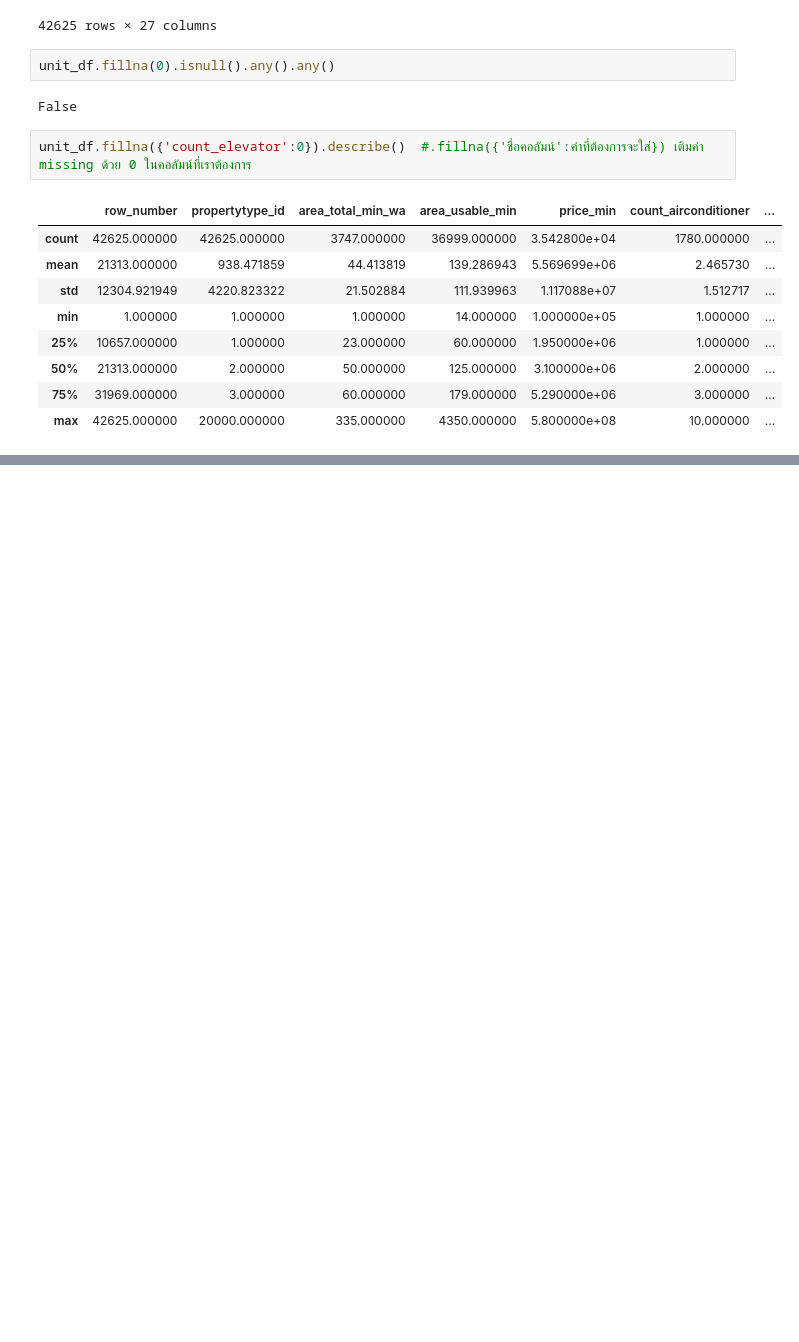
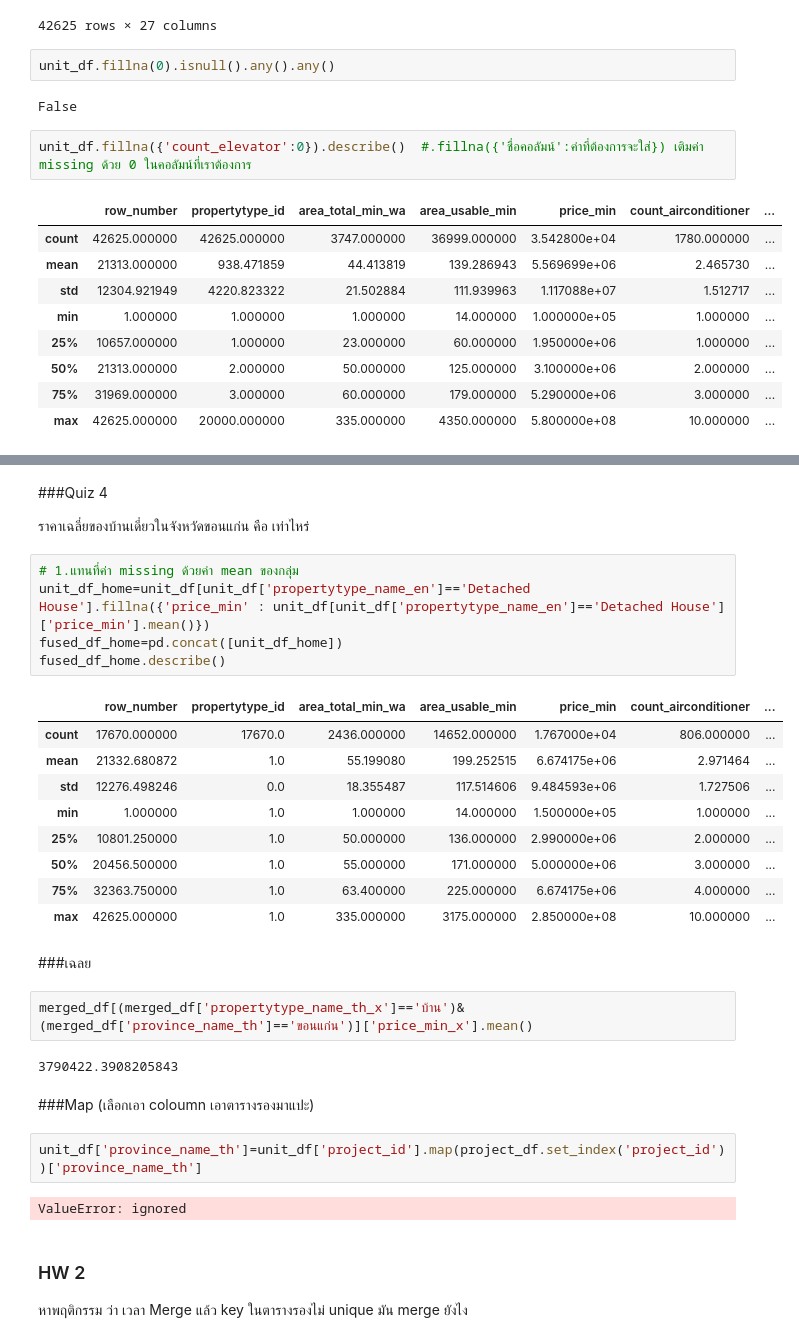
Before and after one commit to rattapornsupama/DPDM65, a Jupyter notebook: preprocessing.ipynb, the cells around one changed output, grey strips where cells are left out. Cells and saved outputs as stored; diff of their text form; blank space fills up the shorter version.

Commit message:
quiz4

```diff
--- a/preprocessing.ipynb
+++ b/preprocessing.ipynb
@@ -442,0 +736,35 @@ unit_df.fillna({'count_elevator':0}).describe()  #.fillna({'ชื่อคอ
+# %% [markdown]
+###Quiz 4
+
+ราคาเฉลี่ยของบ้านเดี่ยวในจังหวัดขอนแก่น คือ เท่าไหร่
+# %%
+# 1.แทนที่ค่า missing ด้วยค่า mean ของกลุ่ม
+unit_df_home=unit_df[unit_df['propertytype_name_en']=='Detached House'].fillna({'price_min' : unit_df[unit_df['propertytype_name_en']=='Detached House']['price_min'].mean()})
+fused_df_home=pd.concat([unit_df_home])
+fused_df_home.describe()
+# %% [output]
+|  | row_number | propertytype_id | area_total_min_wa | area_usable_min | price_min | count_airconditioner | ... |
+| count | 17670.000000 | 17670.0 | 2436.000000 | 14652.000000 | 1.767000e+04 | 806.000000 | ... |
+| mean | 21332.680872 | 1.0 | 55.199080 | 199.252515 | 6.674175e+06 | 2.971464 | ... |
+| std | 12276.498246 | 0.0 | 18.355487 | 117.514606 | 9.484593e+06 | 1.727506 | ... |
+| min | 1.000000 | 1.0 | 1.000000 | 14.000000 | 1.500000e+05 | 1.000000 | ... |
+| 25% | 10801.250000 | 1.0 | 50.000000 | 136.000000 | 2.990000e+06 | 2.000000 | ... |
+| 50% | 20456.500000 | 1.0 | 55.000000 | 171.000000 | 5.000000e+06 | 3.000000 | ... |
+| 75% | 32363.750000 | 1.0 | 63.400000 | 225.000000 | 6.674175e+06 | 4.000000 | ... |
+| max | 42625.000000 | 1.0 | 335.000000 | 3175.000000 | 2.850000e+08 | 10.000000 | ... |
+# %% [markdown]
+###เฉลย
+# %%
+merged_df[(merged_df['propertytype_name_th_x']=='บ้าน')&(merged_df['province_name_th']=='ขอนแก่น')]['price_min_x'].mean()
+# %% [output]
+3790422.3908205843
+# %% [markdown]
+###Map (เลือกเอา coloumn เอาตารางรองมาแปะ)
+# %%
+unit_df['province_name_th']=unit_df['project_id'].map(project_df.set_index('project_id'))['province_name_th']
+# %% [output]
+ValueError: ignored
+# %% [markdown]
+### HW 2
+
+หาพฤติกรรม ว่า เวลา Merge แล้ว key ในตารางรองไม่ unique มัน merge ยังไง
```
Also changed, not shown: parts of 43 cells of this notebook.
